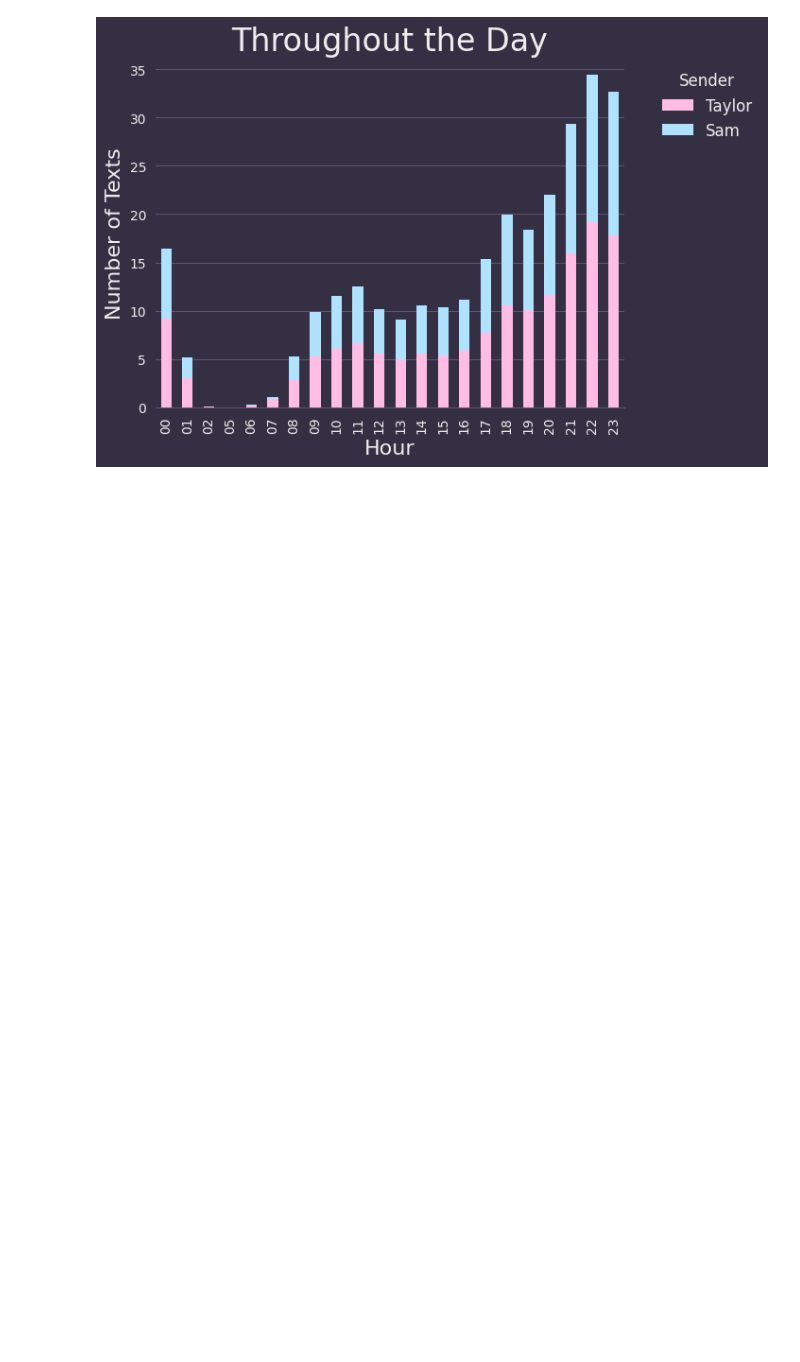
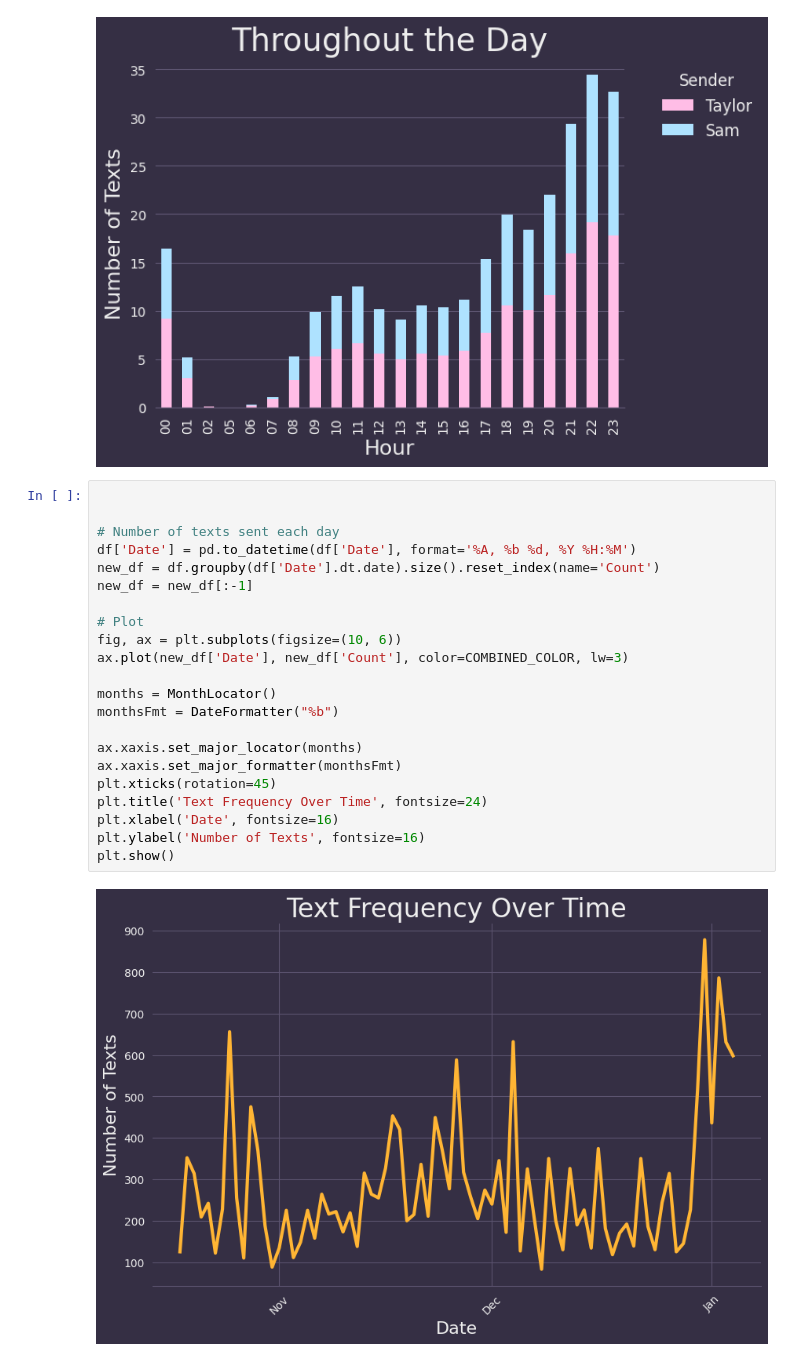
Before and after one commit to scs5/text-analytics, a Jupyter notebook: src/analysis.ipynb, the cells around one changed output. Cells and saved outputs as stored; diff of their text form; blank space fills up the shorter version.

Commit message:
Added plot for texts over time

```diff
--- a/src/analysis.ipynb
+++ b/src/analysis.ipynb
@@ -143,3 +144,27 @@ plt.legend(title='Sender', bbox_to_anchor=(1.05, 1), loc='upper left',
 plt.show()
 # %% [output]
 [figure]
+# %%
+
+
+# Number of texts sent each day
+df['Date'] = pd.to_datetime(df['Date'], format='%A, %b %d, %Y %H:%M')
+new_df = df.groupby(df['Date'].dt.date).size().reset_index(name='Count')
+new_df = new_df[:-1]
+
+# Plot
+fig, ax = plt.subplots(figsize=(10, 6))
+ax.plot(new_df['Date'], new_df['Count'], color=COMBINED_COLOR, lw=3)
+
+months = MonthLocator()
+monthsFmt = DateFormatter("%b")
+
+ax.xaxis.set_major_locator(months)
+ax.xaxis.set_major_formatter(monthsFmt)
+plt.xticks(rotation=45)
+plt.title('Text Frequency Over Time', fontsize=24)
+plt.xlabel('Date', fontsize=16)
+plt.ylabel('Number of Texts', fontsize=16)
+plt.show()
+# %% [output]
+[figure, added]
```
Also changed, not shown: parts of 1 cell of this notebook.
